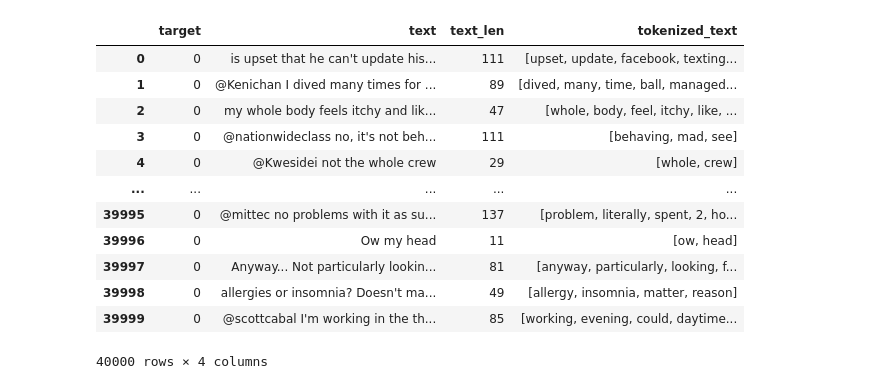
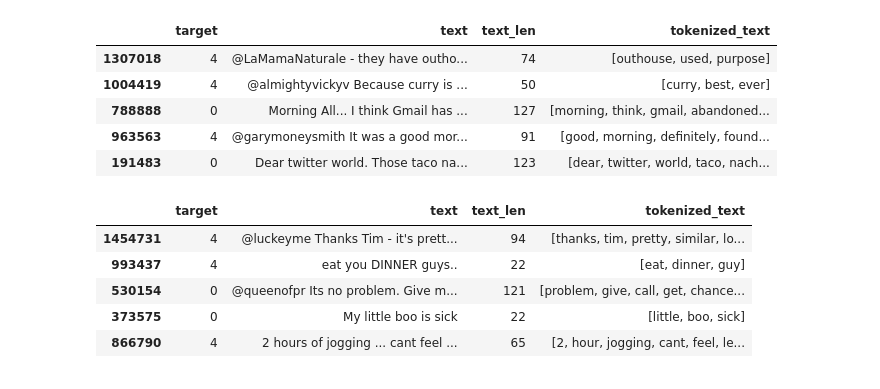
Before and after one commit to kunal-kapur/Twitter_analysis, a Jupyter notebook: sentiment_model.ipynb, the cells around one changed output. Cells and saved outputs as stored; diff of their text form; code cells hidden in the pictures.

```diff
--- a/sentiment_model.ipynb
+++ b/sentiment_model.ipynb
@@ -3,16 +12,21 @@ import pandas as pd
 # %%
-pd.read_parquet("tokenized_data.parquet")
+df = pd.read_parquet("training_data.parquet")
+df_test = pd.read_parquet("test_data.parquet")
-# %% [output]
-|  | target | text | text_len | tokenized_text |
-| 0 | 0 | is upset that he can't update his... | 111 | [upset, update, facebook, texting... |
-| 1 | 0 | @Kenichan I dived many times for ... | 89 | [dived, many, time, ball, managed... |
-| 2 | 0 | my whole body feels itchy and lik... | 47 | [whole, body, feel, itchy, like, ... |
-| 3 | 0 | @nationwideclass no, it's not beh... | 111 | [behaving, mad, see] |
-| 4 | 0 | @Kwesidei not the whole crew | 29 | [whole, crew] |
-| ... | ... | ... | ... | ... |
-| 39995 | 0 | @mittec no problems with it as su... | 137 | [problem, literally, spent, 2, ho... |
-| 39996 | 0 | Ow my head | 11 | [ow, head] |
-| 39997 | 0 | Anyway... Not particularly lookin... | 81 | [anyway, particularly, looking, f... |
-| 39998 | 0 | allergies or insomnia? Doesn't ma... | 49 | [allergy, insomnia, matter, reason] |
-| 39999 | 0 | @scottcabal I'm working in the th... | 85 | [working, evening, could, daytime... |
-40000 rows × 4 columns
+# %%
+df.head()
+# %% [output]
+|  | target | text | text_len | tokenized_text |
+| 1307018 | 4 | @LaMamaNaturale - they have outho... | 74 | [outhouse, used, purpose] |
+| 1004419 | 4 | @almightyvickyv Because curry is ... | 50 | [curry, best, ever] |
+| 788888 | 0 | Morning All... I think Gmail has ... | 127 | [morning, think, gmail, abandoned... |
+| 963563 | 4 | @garymoneysmith It was a good mor... | 91 | [good, morning, definitely, found... |
+| 191483 | 0 | Dear twitter world. Those taco na... | 123 | [dear, twitter, world, taco, nach... |
+# %%
+df_test.head()
+# %% [output]
+|  | target | text | text_len | tokenized_text |
+| 1454731 | 4 | @luckeyme Thanks Tim - it's prett... | 94 | [thanks, tim, pretty, similar, lo... |
+| 993437 | 4 | eat you DINNER guys.. | 22 | [eat, dinner, guy] |
+| 530154 | 0 | @queenofpr Its no problem. Give m... | 121 | [problem, give, call, get, chance... |
+| 373575 | 0 | My little boo is sick | 22 | [little, boo, sick] |
+| 866790 | 4 | 2 hours of jogging ... cant feel ... | 65 | [2, hour, jogging, cant, feel, le... |
```
Also changed, not shown: parts of 23 cells of this notebook.
